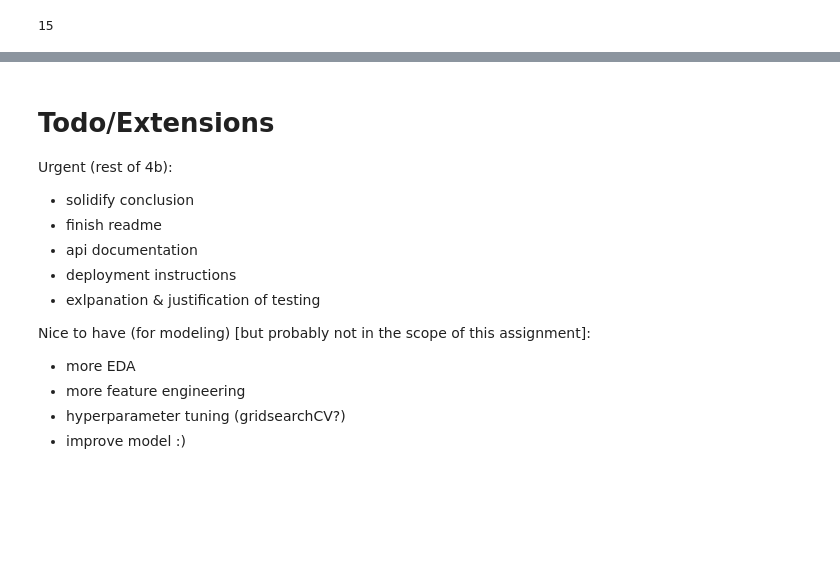
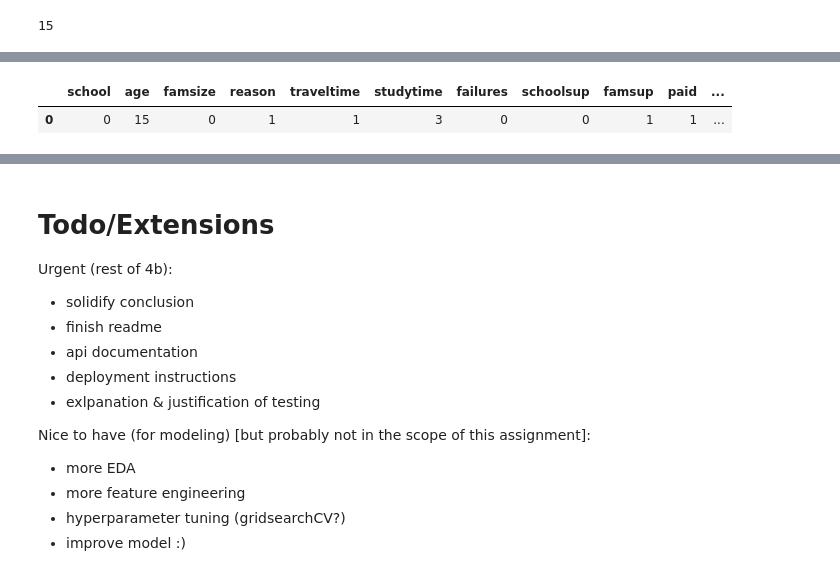
Before and after one commit to CMU-313/fall-2021-hw4-hammer, a Jupyter notebook: model_build.ipynb, the cells around one changed output, grey strips where cells are left out. Drawn from its saved outputs; the diff is of its cells as text; code cells hidden in the pictures; blank space fills up the shorter version.

```diff
--- a/model_build.ipynb
+++ b/model_build.ipynb
@@ -890,5 +902,5 @@ pd.DataFrame({ 'age' : pd.Series(1) ,'health' : pd.Series(15) ,'absences' : pd.S
 # %%
-query = {k:pd.Series(df.loc[0][k]) for k in dict(df.loc[0]) if k not in ['G1', 'G2', 'G3', 'qual_student']}
+query = {k:pd.Series(df.loc[3][k]) for k in dict(df.loc[3]) if k not in ['G1', 'G2', 'G3', 'qual_student']}
 # %%
 len(query)
 # %% [output]
@@ -897,0 +933,5 @@ query_df = pd.DataFrame(query)
+# %%
+query_df
+# %% [output]
+|  | school | age | famsize | reason | traveltime | studytime | failures | schoolsup | famsup | paid | ... |
+| 0 | 0 | 15 | 0 | 1 | 1 | 3 | 0 | 0 | 1 | 1 | ... |
```
Also changed, not shown: parts of 38 cells of this notebook, 1 other file.
